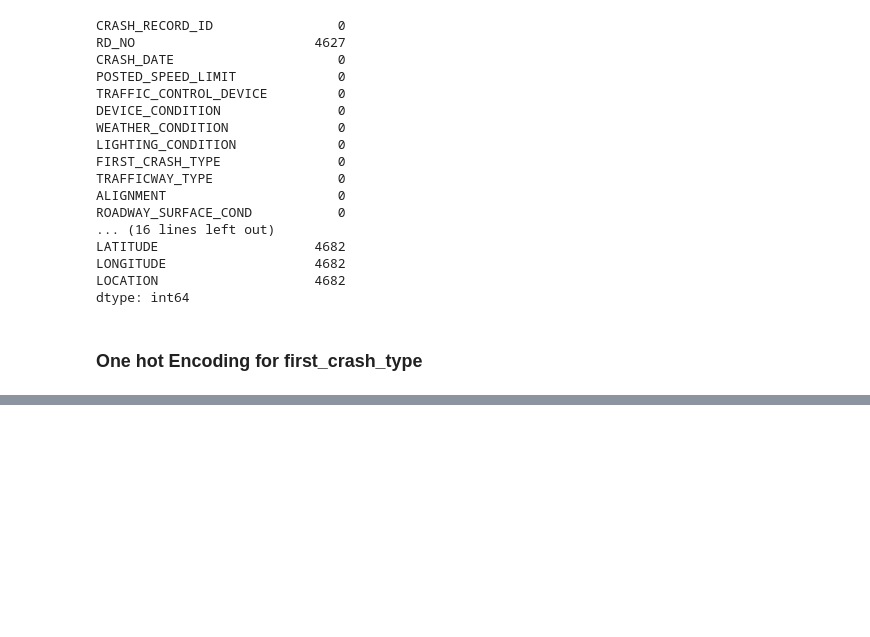
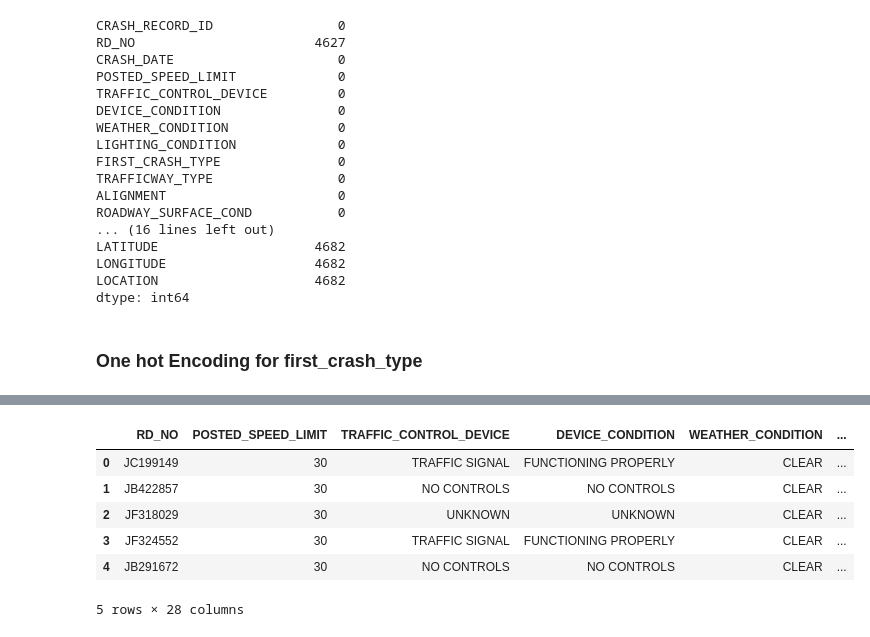
Before and after one commit to Edna722/ML-Projcet, a Jupyter notebook: Chicago notebook.ipynb, the cells around one changed output, grey strips where cells are left out. Saved outputs shown, nothing was run; the diff lists cells and outputs as text; code cells hidden in the pictures; blank space fills up the shorter version.

```diff
--- a/Chicago notebook.ipynb
+++ b/Chicago notebook.ipynb
@@ -273,0 +434,13 @@ categorical_columns
+# %%
+#we create the bins and label for better preview
+# creating bins and label, previewing data
+modified_data['post_speed'] = pd.cut(x=modified_data['POSTED_SPEED_LIMIT'], bins = [0,15,25,40,75], labels = ['0-15', '16-25', '26-40', '41+'])
+modified_data.head()
+# %% [output]
+|  | RD_NO | POSTED_SPEED_LIMIT | TRAFFIC_CONTROL_DEVICE | DEVICE_CONDITION | WEATHER_CONDITION | ... |
+| 0 | JC199149 | 30 | TRAFFIC SIGNAL | FUNCTIONING PROPERLY | CLEAR | ... |
+| 1 | JB422857 | 30 | NO CONTROLS | NO CONTROLS | CLEAR | ... |
+| 2 | JF318029 | 30 | UNKNOWN | UNKNOWN | CLEAR | ... |
+| 3 | JF324552 | 30 | TRAFFIC SIGNAL | FUNCTIONING PROPERLY | CLEAR | ... |
+| 4 | JB291672 | 30 | NO CONTROLS | NO CONTROLS | CLEAR | ... |
+5 rows × 28 columns
```
Also changed, not shown: parts of 19 cells of this notebook, 1 other file.
